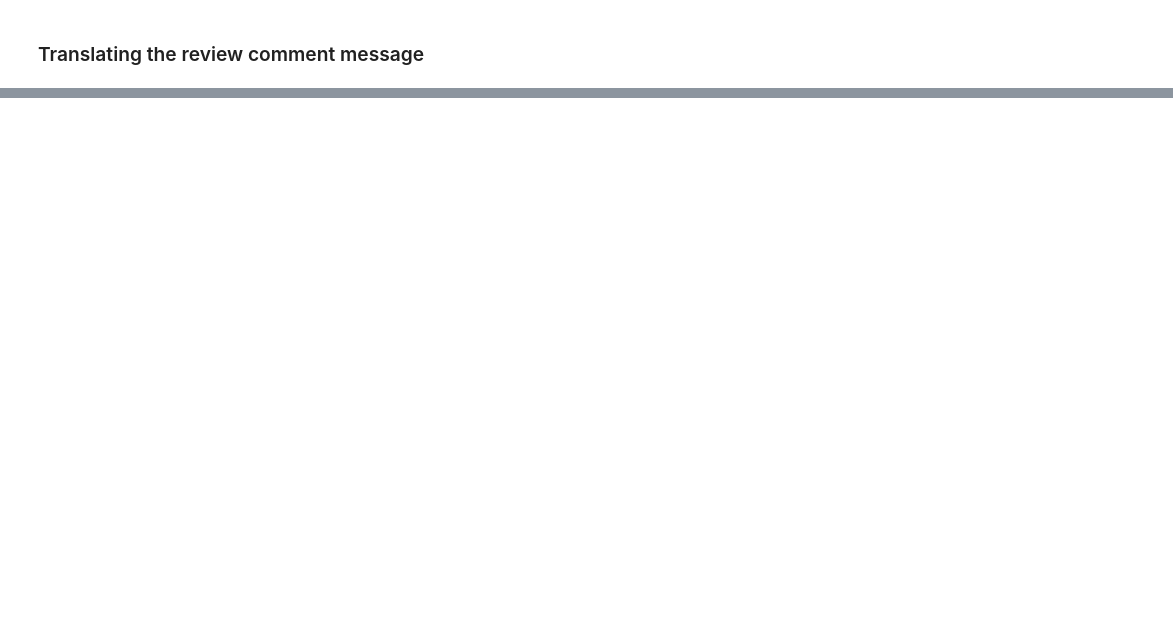
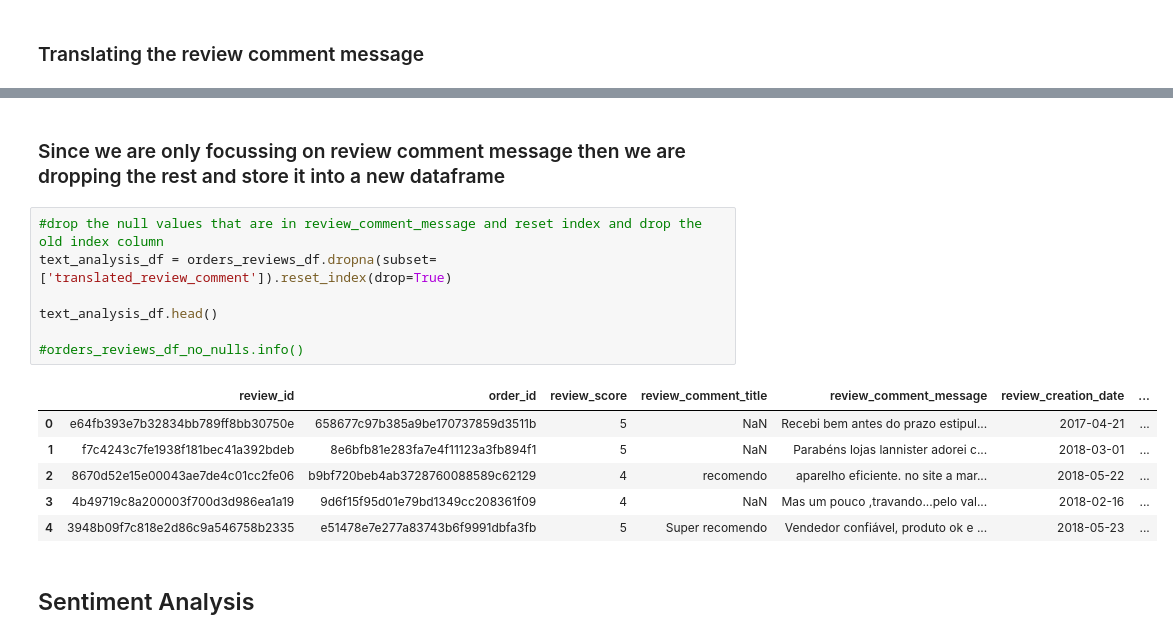
Before and after one commit to HassanHosain/tp_final_proj, a Jupyter notebook: order_reviews.ipynb, the cells around one changed output, grey strips where cells are left out. Cells and saved outputs as stored; diff of their text form; blank space fills up the shorter version.

```diff
--- a/order_reviews.ipynb
+++ b/order_reviews.ipynb
@@ -17,0 +255,18 @@ from googletrans
+# %% [markdown]
+### Since we are only focussing on review comment message then we are dropping the rest and store it into a new dataframe
+# %%
+#drop the null values that are in review_comment_message and reset index and drop the old index column
+text_analysis_df = orders_reviews_df.dropna(subset=['translated_review_comment']).reset_index(drop=True)
+
+text_analysis_df.head()
+
+#orders_reviews_df_no_nulls.info()
+# %% [output]
+|  | review_id | order_id | review_score | review_comment_title | review_comment_message | review_creation_date | ... |
+| 0 | e64fb393e7b32834bb789ff8bb30750e | 658677c97b385a9be170737859d3511b | 5 | NaN | Recebi bem antes do prazo estipul... | 2017-04-21 | ... |
+| 1 | f7c4243c7fe1938f181bec41a392bdeb | 8e6bfb81e283fa7e4f11123a3fb894f1 | 5 | NaN | Parabéns lojas lannister adorei c... | 2018-03-01 | ... |
+| 2 | 8670d52e15e00043ae7de4c01cc2fe06 | b9bf720beb4ab3728760088589c62129 | 4 | recomendo | aparelho eficiente. no site a mar... | 2018-05-22 | ... |
+| 3 | 4b49719c8a200003f700d3d986ea1a19 | 9d6f15f95d01e79bd1349cc208361f09 | 4 | NaN | Mas um pouco ,travando...pelo val... | 2018-02-16 | ... |
+| 4 | 3948b09f7c818e2d86c9a546758b2335 | e51478e7e277a83743b6f9991dbfa3fb | 5 | Super recomendo | Vendedor confiável, produto ok e ... | 2018-05-23 | ... |
+# %% [markdown]
+## Sentiment Analysis
```
Also changed, not shown: parts of 22 cells of this notebook, 1 other file.
